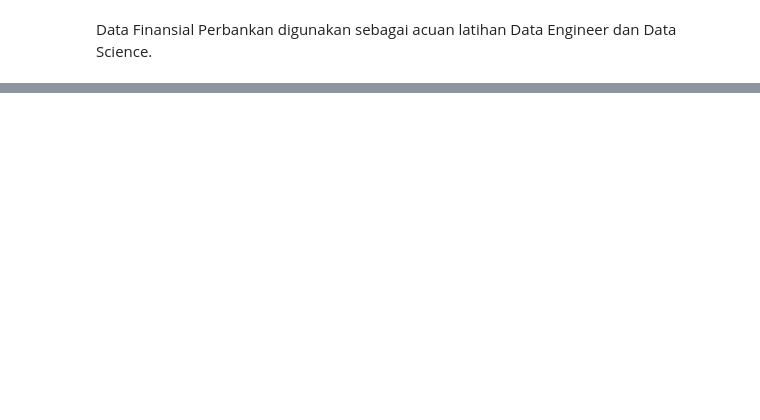
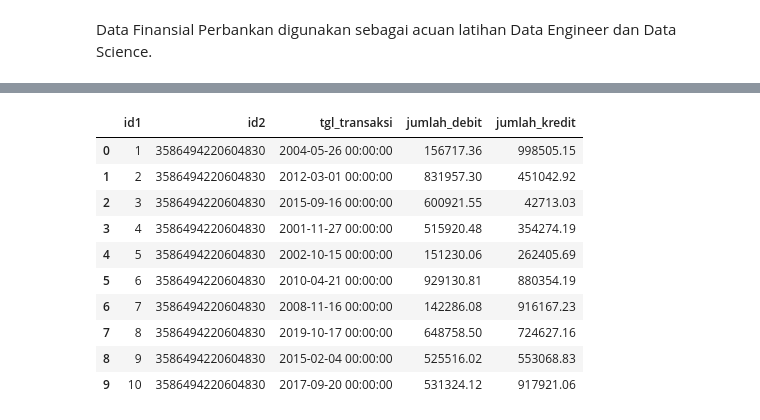
Before and after one commit to ariwiraasmara/python-science-lab, a Jupyter notebook: latihan/Finansial.ipynb, the cells around one changed output, grey strips where cells are left out. Saved outputs shown, nothing was run; the diff lists cells and outputs as text; code cells hidden in the pictures; blank space fills up the shorter version.

```diff
--- a/latihan/Finansial.ipynb
+++ b/latihan/Finansial.ipynb
@@ -35,0 +70,4 @@ df_tabeldebet_hal1.head()
+# %%
+df_finance_detil_3586494220604830 = pd.read_csv(path + 'mock_data_finansial_detil_3586494220604830.csv')
+df_finance_detil_3552081402084905 = pd.read_csv(path + 'mock_data_finansial_detil_3552081402084905.csv')
+df_finance_detil_5602219009751139 = pd.read_csv(path + 'mock_data_finansial_detil_5602219009751139.csv')
@@ -35,0 +92,3 @@ df_tabeldebet_hal1.head()
+# %%
+# mengubah tipe data tgl_transaksi 'object' menjadi 'datetime'
+df_finance_detil_3586494220604830['tgl_transaksi'] = pd.to_datetime(df_finance_detil_3586494220604830['tgl_transaksi'])
@@ -35,0 +187,16 @@ df_tabeldebet_hal1.head()
+# %%
+data_finansial_detil = pd.concat([df_finance_detil_3586494220604830, df_finance_detil_3552081402084905, df_finance_detil_5602219009751139], axis=0, ignore_index=True)
+# %%
+data_finansial_detil.head(10)
+# %% [output]
+|  | id1 | id2 | tgl_transaksi | jumlah_debit | jumlah_kredit |
+| 0 | 1 | 3586494220604830 | 2004-05-26 00:00:00 | 156717.36 | 998505.15 |
+| 1 | 2 | 3586494220604830 | 2012-03-01 00:00:00 | 831957.30 | 451042.92 |
+| 2 | 3 | 3586494220604830 | 2015-09-16 00:00:00 | 600921.55 | 42713.03 |
+| 3 | 4 | 3586494220604830 | 2001-11-27 00:00:00 | 515920.48 | 354274.19 |
+| 4 | 5 | 3586494220604830 | 2002-10-15 00:00:00 | 151230.06 | 262405.69 |
+| 5 | 6 | 3586494220604830 | 2010-04-21 00:00:00 | 929130.81 | 880354.19 |
+| 6 | 7 | 3586494220604830 | 2008-11-16 00:00:00 | 142286.08 | 916167.23 |
+| 7 | 8 | 3586494220604830 | 2019-10-17 00:00:00 | 648758.50 | 724627.16 |
+| 8 | 9 | 3586494220604830 | 2015-02-04 00:00:00 | 525516.02 | 553068.83 |
+| 9 | 10 | 3586494220604830 | 2017-09-20 00:00:00 | 531324.12 | 917921.06 |
```
Also changed, not shown: parts of 46 cells of this notebook, 32 other files.
